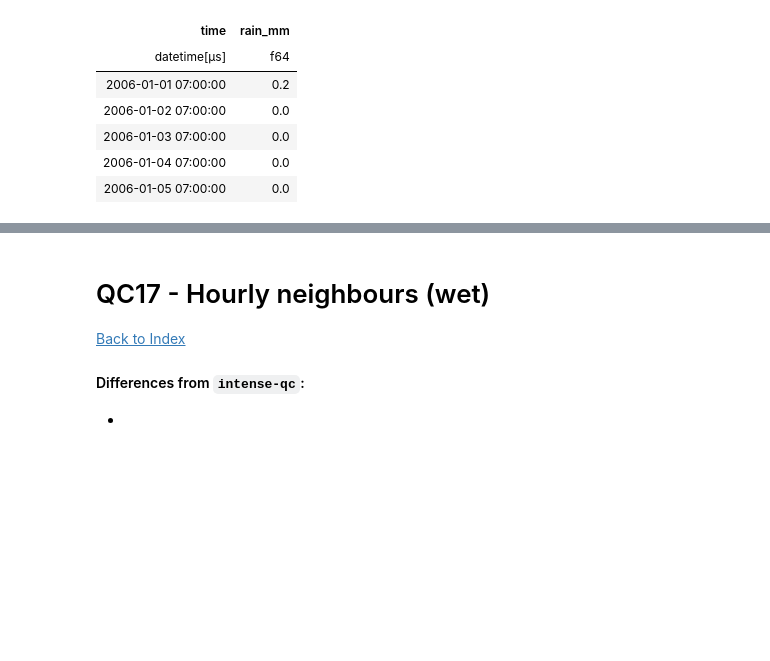
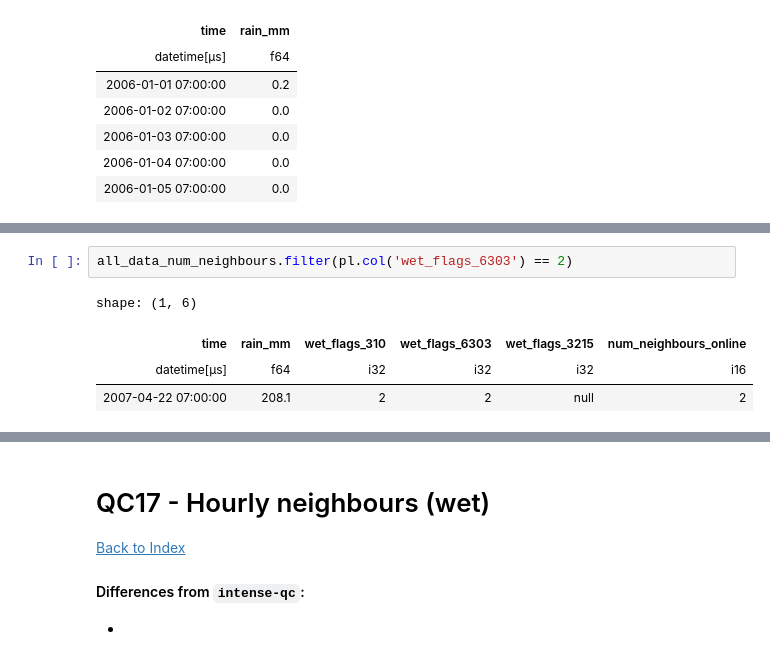
Before and after one commit to Thomasjkeel/RainfallQC-notebooks, a Jupyter notebook: notebooks/neighbour_checks.ipynb, the cells around one changed output, grey strips where cells are left out. Saved outputs shown, nothing was run; the diff lists cells and outputs as text; blank space fills up the shorter version.

```diff
--- a/notebooks/neighbour_checks.ipynb
+++ b/notebooks/neighbour_checks.ipynb
@@ -1108,0 +1177,7 @@ shape: (4, 2)
+# %%
+all_data_num_neighbours.filter(pl.col('wet_flags_6303') == 2)
+# %% [output]
+shape: (1, 6)
+| time | rain_mm | wet_flags_310 | wet_flags_6303 | wet_flags_3215 | num_neighbours_online |
+| datetime[μs] | f64 | i32 | i32 | i32 | i16 |
+| 2007-04-22 07:00:00 | 208.1 | 2 | 2 | null | 2 |
```
Also changed, not shown: parts of 25 cells of this notebook.
